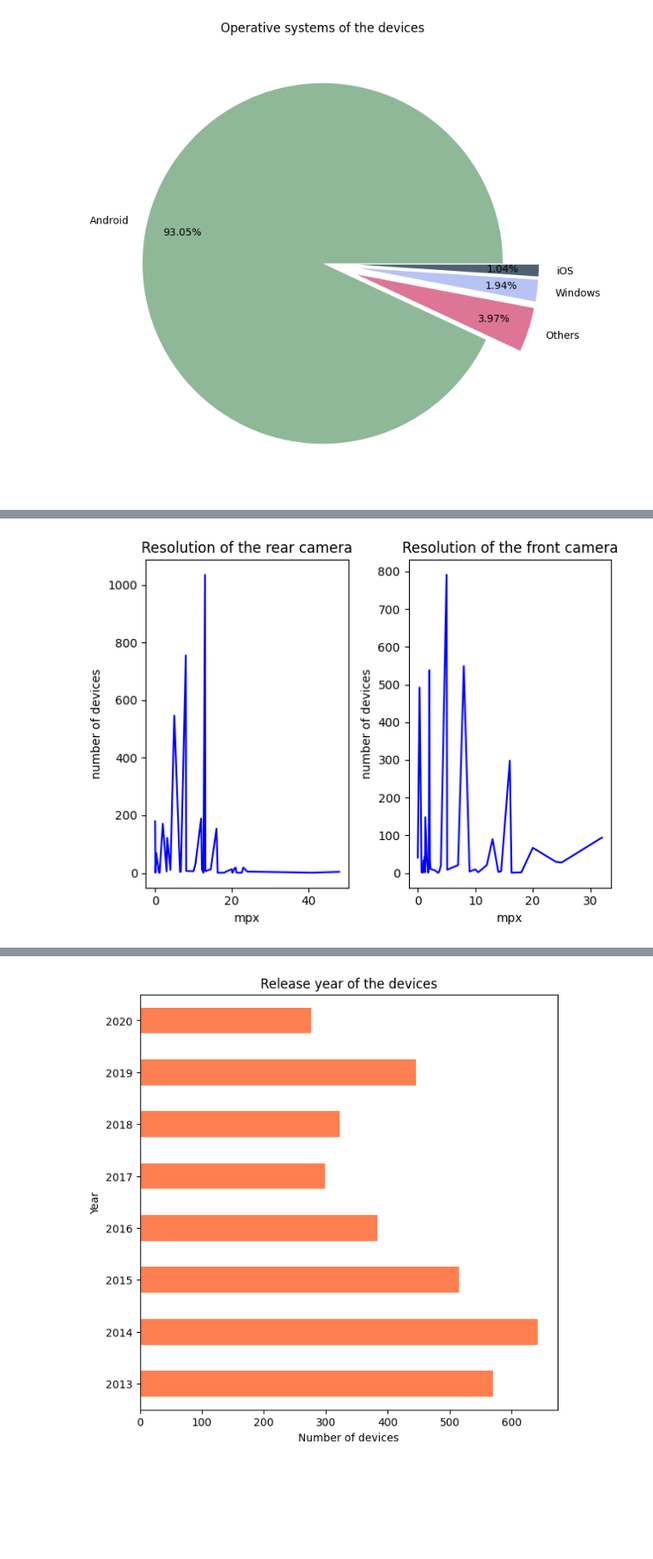
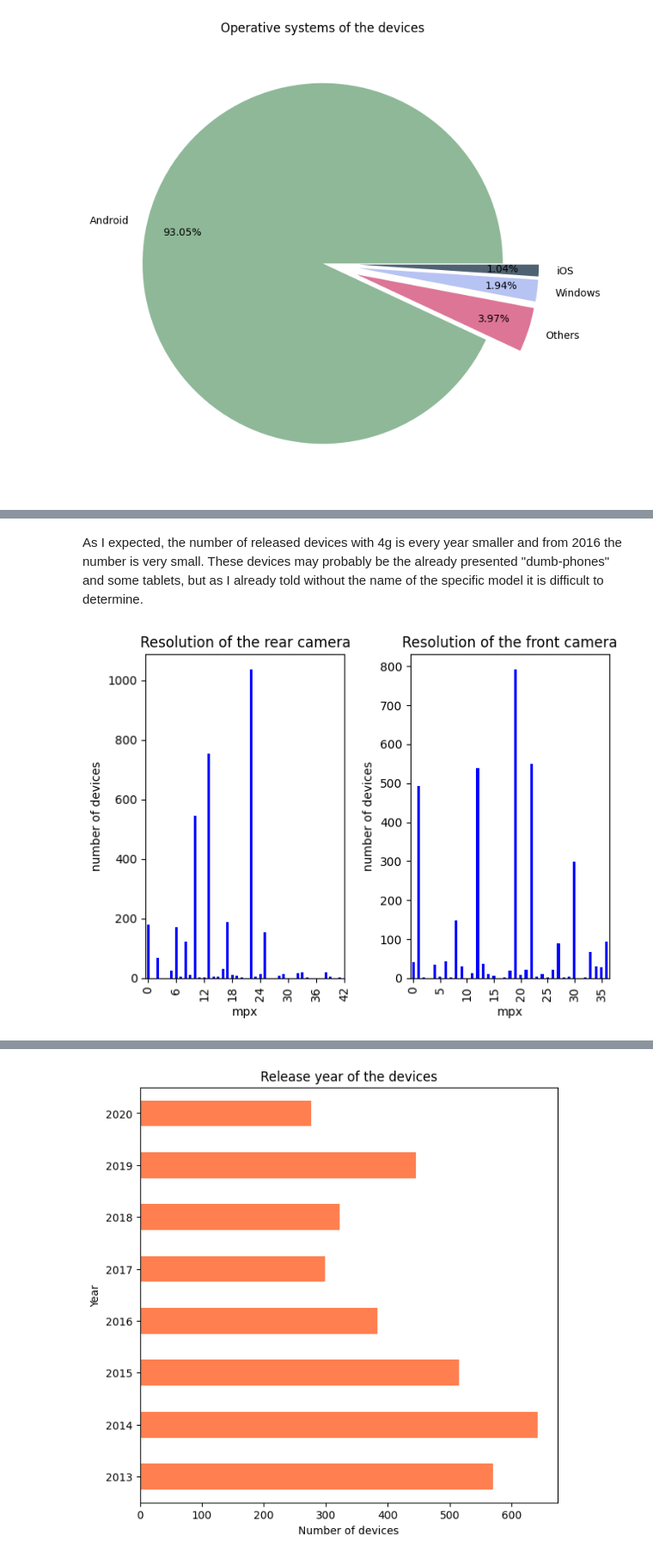
Before and after one commit to annalisadettorii/Project, a Jupyter notebook: prova.ipynb, the cells around one changed output, grey strips where cells are left out. Shown at 86% size. Drawn from its saved outputs; the diff is of its cells as text; code cells hidden in the pictures; blank space fills up the shorter version.

```diff
--- a/prova.ipynb
+++ b/prova.ipynb
@@ -42,3 +61,5 @@ memory usage: 404.9+ KB
+# %%
+used_device_df = used_device_df.rename(columns={'normalized_used_price': 'used_price', 'normalized_new_price': 'new_price'})
 # %% [markdown]
 The values are of three types: object, float64 and int64.
 
@@ -267,13 +374,14 @@ NameError: name 'plt' is not defined
+# %% [markdown]
+As I expected, the number of released devices with 4g is every year smaller and from 2016 the number is very small. These devices may probably be the already presented "dumb-phones" and some tablets, but as I already told without the name of the specific model it is difficult to determine.
 # %%
 fig, axes = plt.subplots(nrows=1, ncols=2)
 plt.setp(axes, xlabel = "mpx", ylabel= "number of devices")
-ax0 = used_device_df['rear_camera_mp'].value_counts().sort_index().plot(color = "blue", ax = axes[0])
-ax1 = used_device_df['front_camera_mp'].value_counts().sort_index().plot(color = "blue", ax = axes[1])
+ax0 = used_device_df['rear_camera_mp'].value_counts().sort_index().plot(kind = 'bar', color = "blue", ax = axes[0], xticks = np.linspace(0, 42, 8))
+ax1 = used_device_df['front_camera_mp'].value_counts().sort_index().plot(kind = 'bar', color = "blue", ax = axes[1], xticks = np.linspace(0, 35, 8))
+
 ax0.title.set_text('Resolution of the rear camera')
 ax1.title.set_text('Resolution of the front camera')
 fig.tight_layout()
 plt.show()
-
-#x axes should be fixed
 # %% [output]
-[figure, old version]
+[figure, new version]
```
Also changed, not shown: parts of 58 cells of this notebook.
